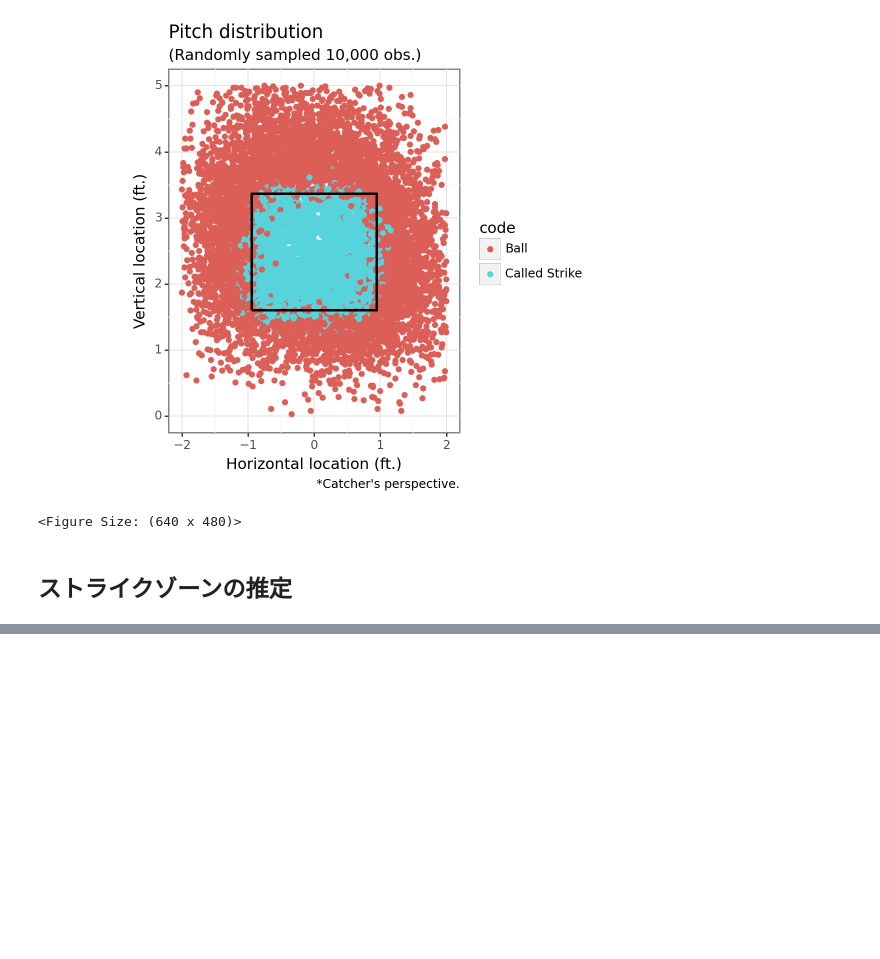
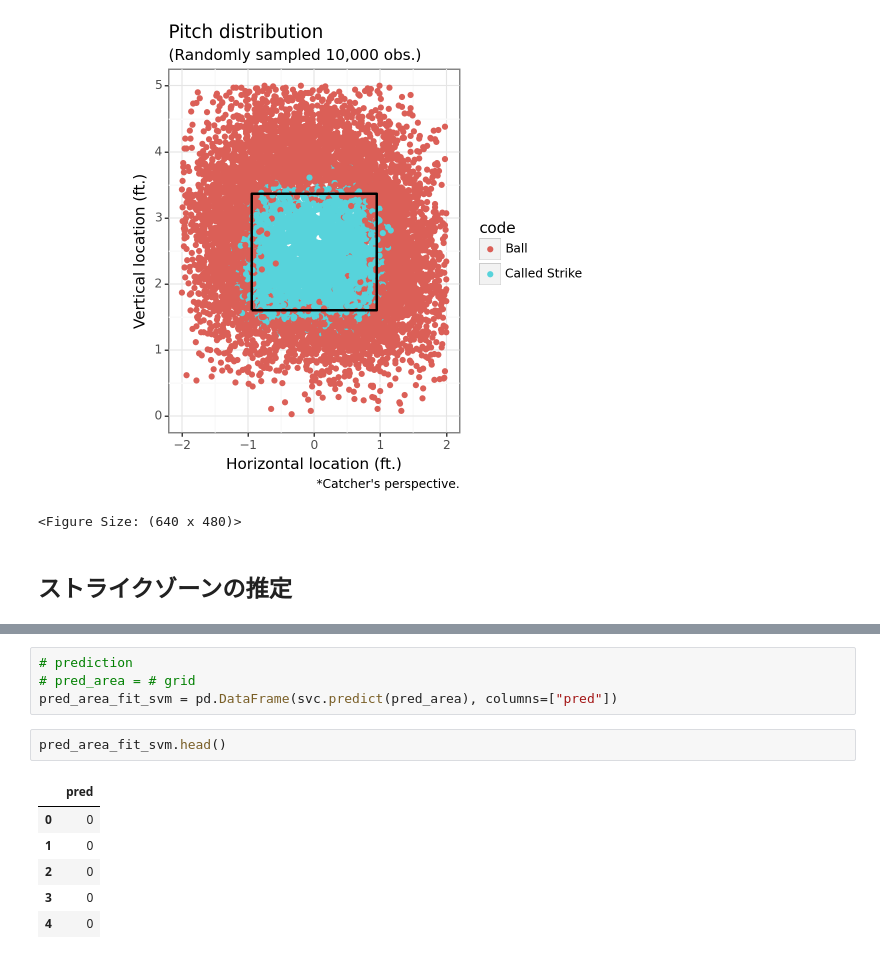
Before and after one commit to Kay-YOSHI/streamlit, a Jupyter notebook: strike_zone_estimation.ipynb, the cells around one changed output, grey strips where cells are left out. Drawn from its saved outputs; the diff is of its cells as text; blank space fills up the shorter version.

```diff
--- a/strike_zone_estimation.ipynb
+++ b/strike_zone_estimation.ipynb
@@ -96,0 +136,13 @@ pdist
+# %%
+# prediction
+# pred_area = # grid
+pred_area_fit_svm = pd.DataFrame(svc.predict(pred_area), columns=["pred"])
+# %%
+pred_area_fit_svm.head()
+# %% [output]
+|  | pred |
+| 0 | 0 |
+| 1 | 0 |
+| 2 | 0 |
+| 3 | 0 |
+| 4 | 0 |
```
Also changed, not shown: parts of 10 cells of this notebook.
